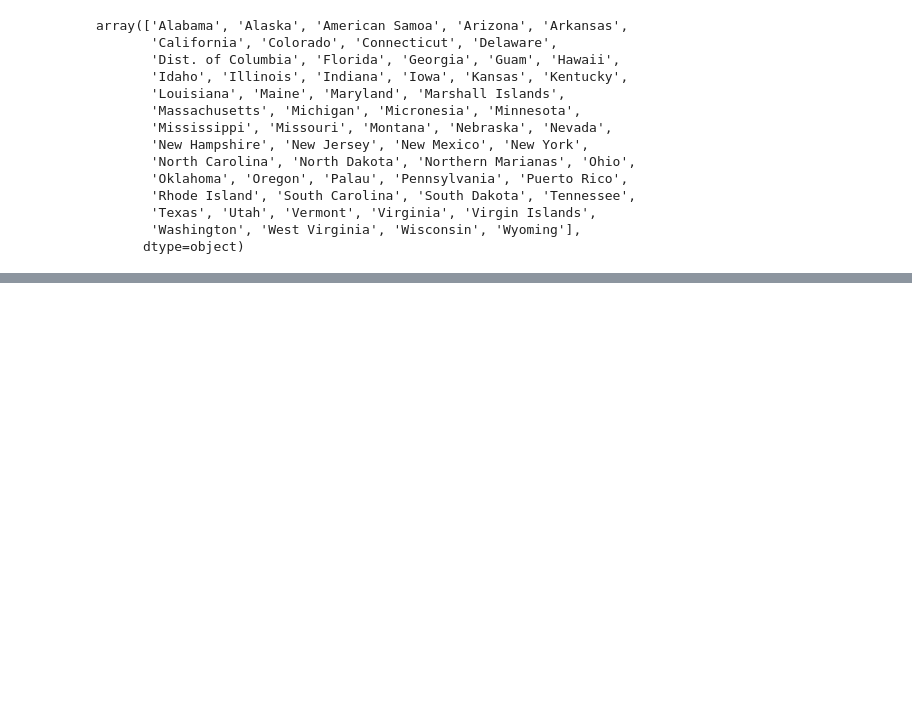
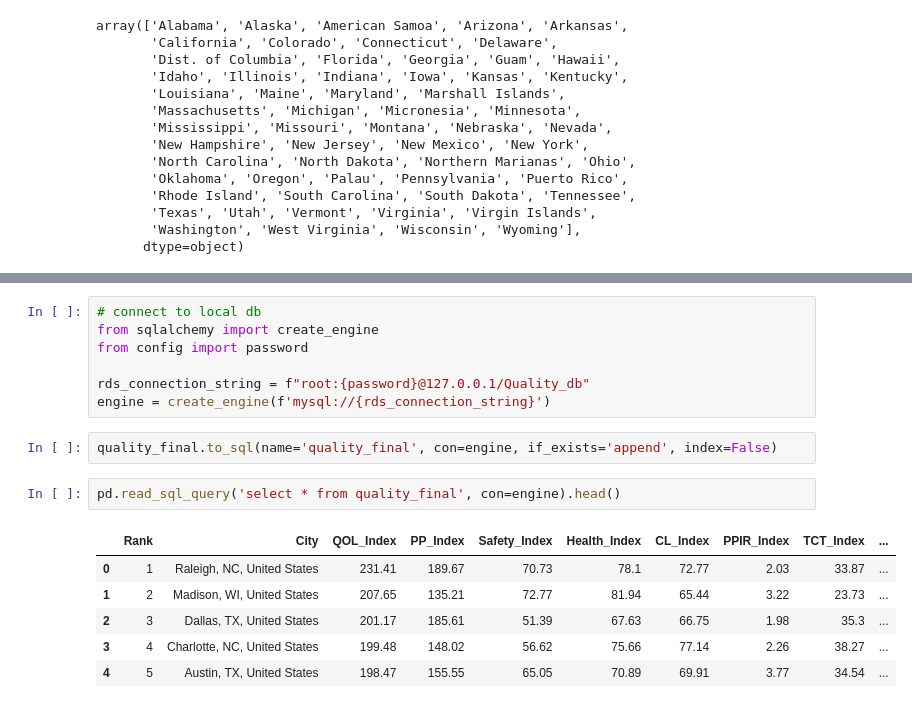
Before and after one commit to KellySKwon/ETLProject, a Jupyter notebook: ETL_Bootcamp.ipynb, the cells around one changed output, grey strips where cells are left out. Saved outputs shown, nothing was run; the diff lists cells and outputs as text; blank space fills up the shorter version.

```diff
--- a/ETL_Bootcamp.ipynb
+++ b/ETL_Bootcamp.ipynb
@@ -232,0 +262,18 @@ quality_Index
+# %%
+# connect to local db
+from sqlalchemy import create_engine
+from config import password
+
+rds_connection_string = f"root:{password}@127.0.0.1/Quality_db"
+engine = create_engine(f'mysql://{rds_connection_string}')
+# %%
+quality_final.to_sql(name='quality_final', con=engine, if_exists='append', index=False)
+# %%
+pd.read_sql_query('select * from quality_final', con=engine).head()
+# %% [output]
+|  | Rank | City | QOL_Index | PP_Index | Safety_Index | Health_Index | CL_Index | PPIR_Index | TCT_Index | ... |
+| 0 | 1 | Raleigh, NC, United States | 231.41 | 189.67 | 70.73 | 78.1 | 72.77 | 2.03 | 33.87 | ... |
+| 1 | 2 | Madison, WI, United States | 207.65 | 135.21 | 72.77 | 81.94 | 65.44 | 3.22 | 23.73 | ... |
+| 2 | 3 | Dallas, TX, United States | 201.17 | 185.61 | 51.39 | 67.63 | 66.75 | 1.98 | 35.3 | ... |
+| 3 | 4 | Charlotte, NC, United States | 199.48 | 148.02 | 56.62 | 75.66 | 77.14 | 2.26 | 38.27 | ... |
+| 4 | 5 | Austin, TX, United States | 198.47 | 155.55 | 65.05 | 70.89 | 69.91 | 3.77 | 34.54 | ... |
```
Also changed, not shown: parts of 6 cells of this notebook, 1 other file.
